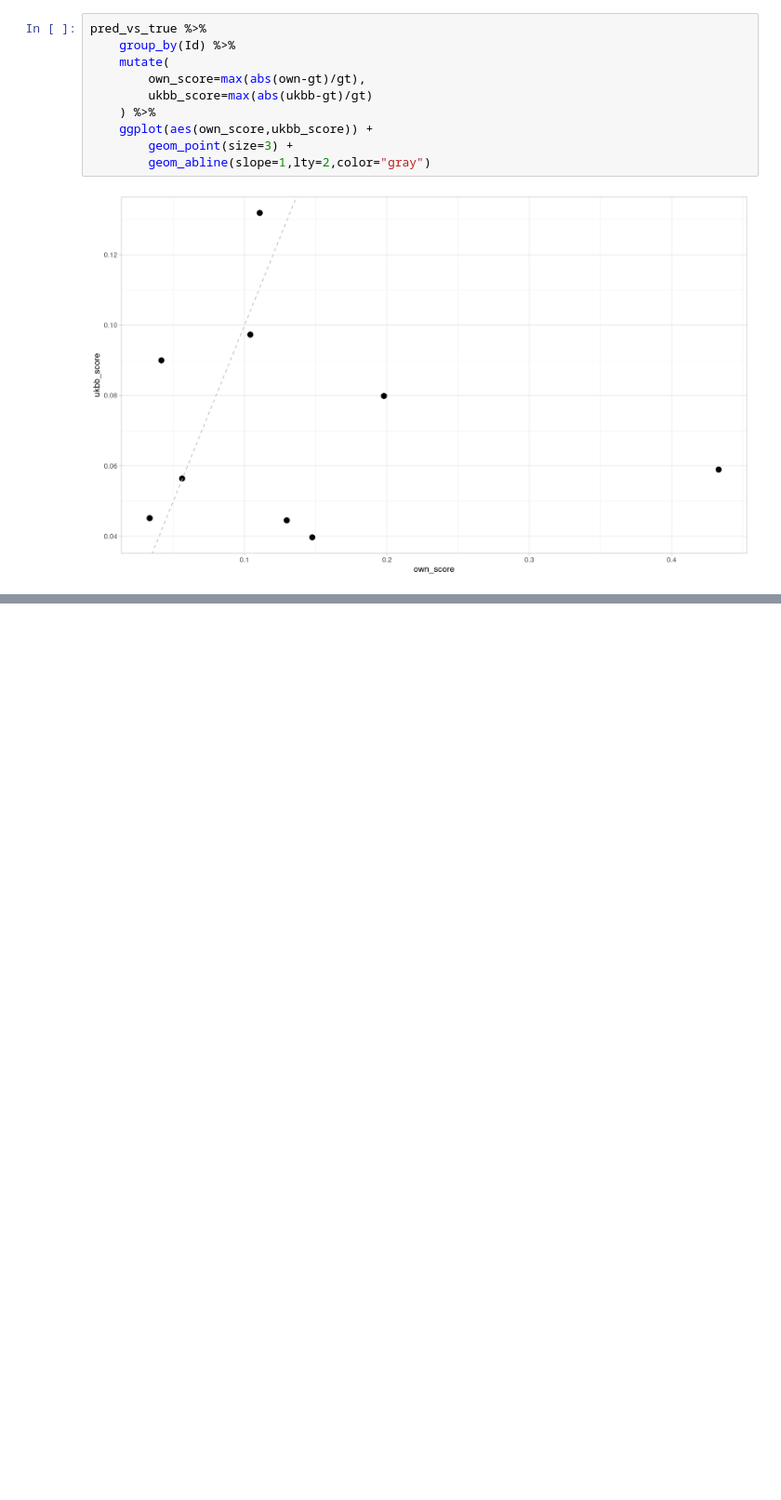
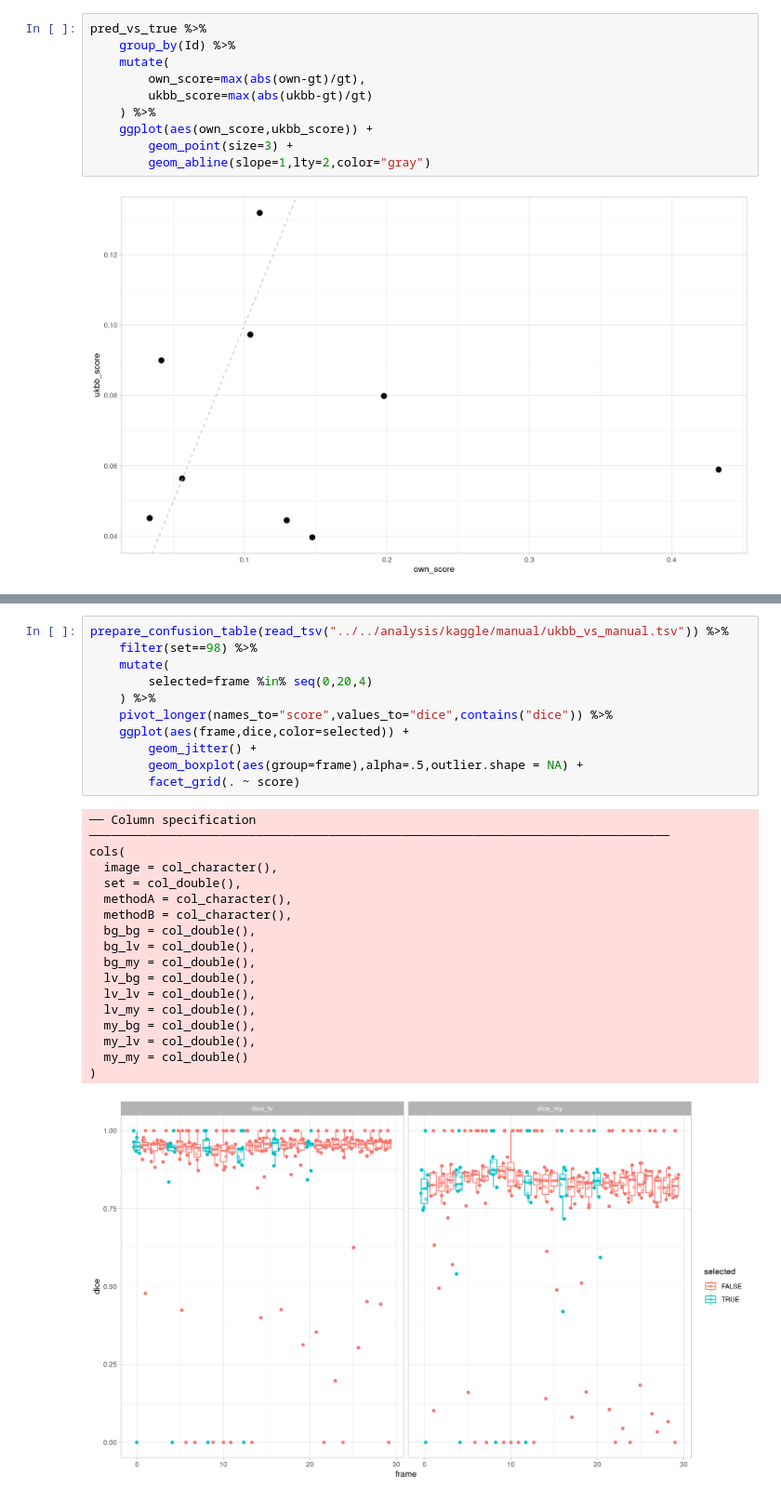
Before and after one commit to chfc-cmi/cmr-seg-tl, a Jupyter notebook: code/kaggle/compare_manual_contours.ipynb, the cells around one changed output, grey strips where cells are left out. Shown at 93% size. Saved outputs shown, nothing was run; the diff lists cells and outputs as text; blank space fills up the shorter version.

```diff
--- a/code/kaggle/compare_manual_contours.ipynb
+++ b/code/kaggle/compare_manual_contours.ipynb
@@ -353,0 +368,29 @@ conf_mat_full %>% dim
+# %%
+prepare_confusion_table(read_tsv("../../analysis/kaggle/manual/ukbb_vs_manual.tsv")) %>%
+    filter(set==98) %>%
+    mutate(
+        selected=frame %in% seq(0,20,4)
+    ) %>%
+    pivot_longer(names_to="score",values_to="dice",contains("dice")) %>%
+    ggplot(aes(frame,dice,color=selected)) +
+        geom_jitter() +
+        geom_boxplot(aes(group=frame),alpha=.5,outlier.shape = NA) +
+        facet_grid(. ~ score)
+# %% [output]
+── Column specification ────────────────────────────────────────────────────────────────────────────────
+cols(
+  image = col_character(),
+  set = col_double(),
+  methodA = col_character(),
+  methodB = col_character(),
+  bg_bg = col_double(),
+  bg_lv = col_double(),
+  bg_my = col_double(),
+  lv_bg = col_double(),
+  lv_lv = col_double(),
+  lv_my = col_double(),
+  my_bg = col_double(),
+  my_lv = col_double(),
+  my_my = col_double()
+)
+[figure, added]
```
Also changed, not shown: parts of 8 cells of this notebook.
